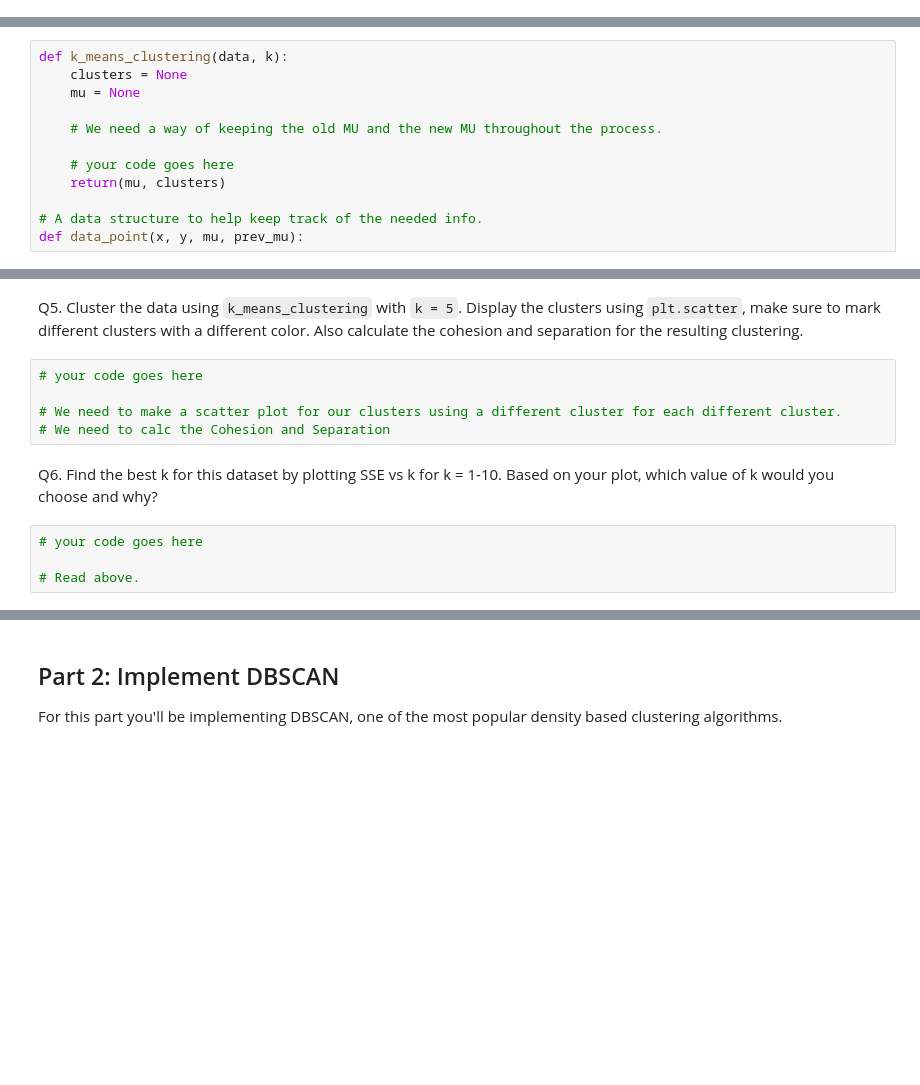
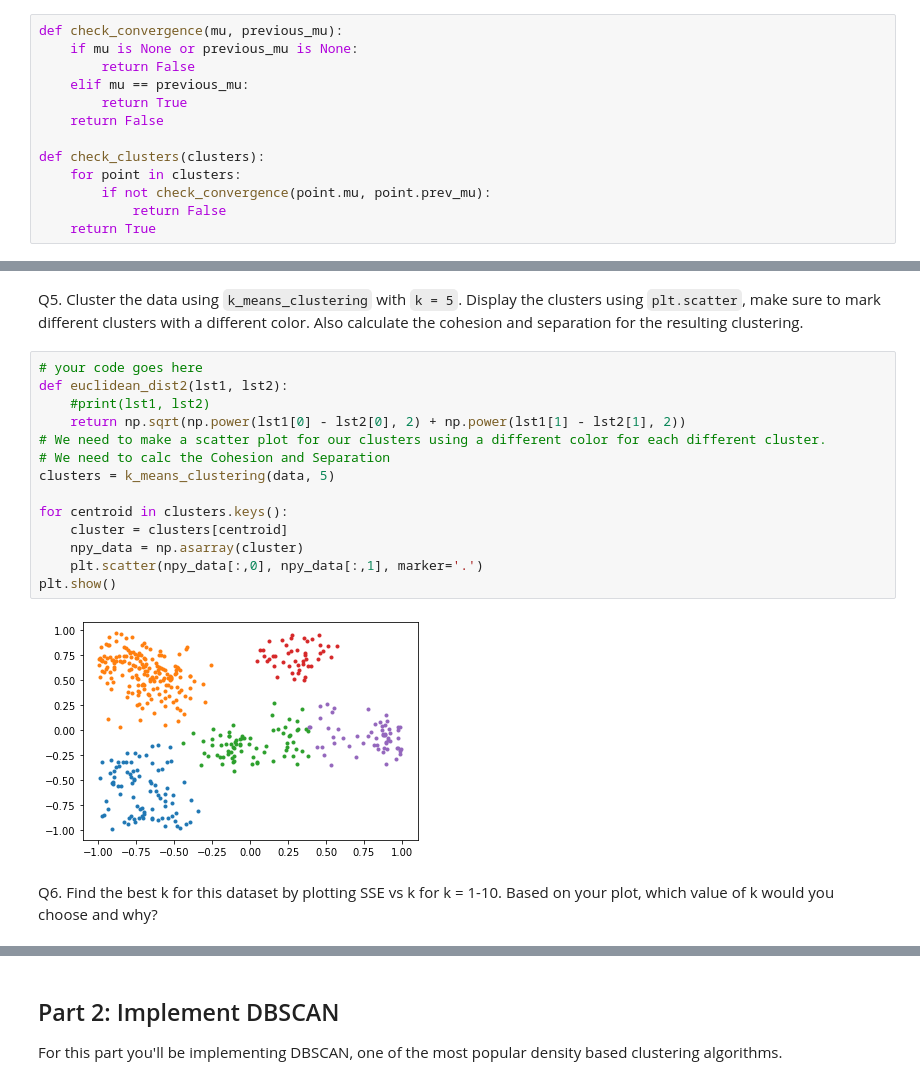
Before and after one commit to BrianDyck/DataMiningAssignment4, a Jupyter notebook: HW4-2/HW4 - Clustering.ipynb, the cells around one changed output, grey strips where cells are left out. Cells and saved outputs as stored; diff of their text form; blank space fills up the shorter version.

```diff
--- a/HW4-2/HW4 - Clustering.ipynb
+++ b/HW4-2/HW4 - Clustering.ipynb
@@ -66,14 +85,15 @@ def check_convergence(mu, previous_mu):
+# %%
+def check_convergence(mu, previous_mu):
+    if mu is None or previous_mu is None:
+        return False
+    elif mu == previous_mu:
+        return True
+    return False
+
+def check_clusters(clusters):
+    for point in clusters:
+        if not check_convergence(point.mu, point.prev_mu):
+            return False
+    return True
 # %% [markdown]
 Q4. Implement the function `k_means_clustering` that returns k clusters along with their centroids given the input dataset and the desired number of clusters (`k`).
-# %%
-def k_means_clustering(data, k):
-    clusters = None
-    mu = None
-
-    # We need a way of keeping the old MU and the new MU throughout the process.
-
-    # your code goes here
-    return(mu, clusters)
-
-# A data structure to help keep track of the needed info.
-def data_point(x, y, mu, prev_mu):
@@ -81,12 +154,19 @@ def data_point(x, y, mu, prev_mu):
 Q5. Cluster the data using `k_means_clustering` with `k = 5`. Display the clusters using `plt.scatter`, make sure to mark different clusters with a different color. Also calculate the cohesion and separation for the resulting clustering.
 # %%
 # your code goes here
+def euclidean_dist2(lst1, lst2):
+    #print(lst1, lst2)
+    return np.sqrt(np.power(lst1[0] - lst2[0], 2) + np.power(lst1[1] - lst2[1], 2))
+# We need to make a scatter plot for our clusters using a different color for each different cluster.
+# We need to calc the Cohesion and Separation
+clusters = k_means_clustering(data, 5)
 
-# We need to make a scatter plot for our clusters using a different cluster for each different cluster.
-# We need to calc the Cohesion and Separation
+for centroid in clusters.keys():
+    cluster = clusters[centroid]
+    npy_data = np.asarray(cluster)
+    plt.scatter(npy_data[:,0], npy_data[:,1], marker='.')
+plt.show()
+# %% [output]
+[figure, added]
 # %% [markdown]
 Q6. Find the best k for this dataset by plotting SSE vs k for k = 1-10. Based on your plot, which value of k would you choose and why?
-# %%
-# your code goes here
-
-# Read above.
```
Also changed, not shown: parts of 7 cells of this notebook.
